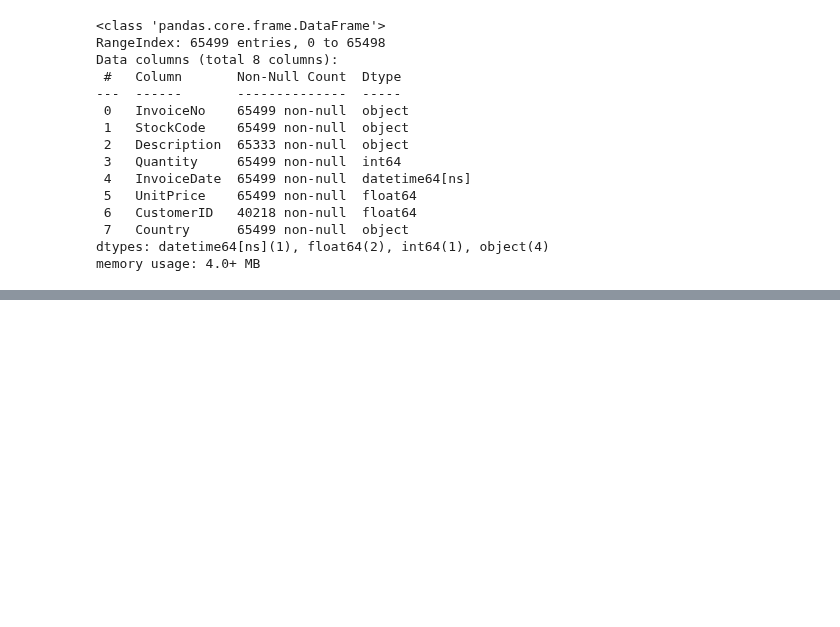
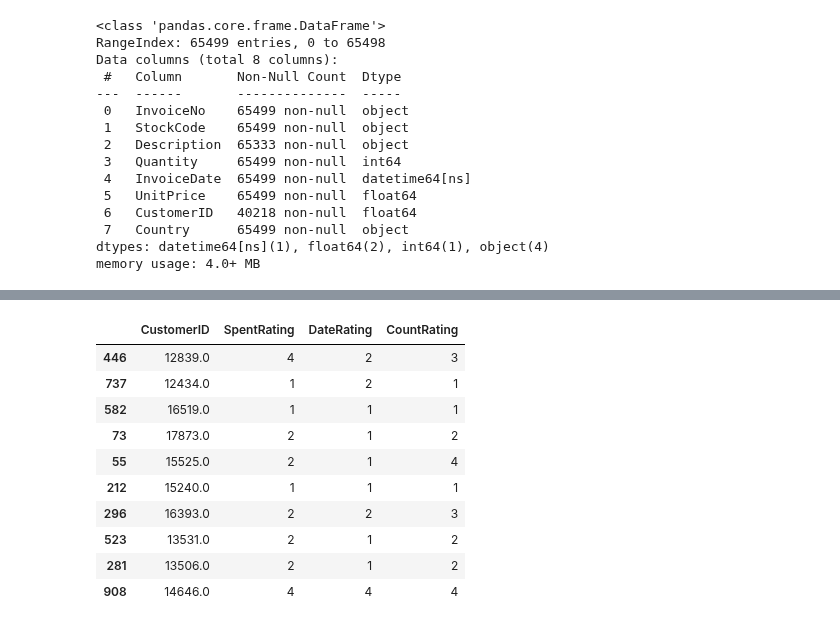
Before and after one commit to yuchild/erik_interviewqs, a Jupyter notebook: question_customer_segmentation.ipynb, the cells around one changed output, grey strips where cells are left out. Saved outputs shown, nothing was run; the diff lists cells and outputs as text; code cells hidden in the pictures; blank space fills up the shorter version.

```diff
--- a/question_customer_segmentation.ipynb
+++ b/question_customer_segmentation.ipynb
@@ -79,0 +240,5 @@ memory usage: 4.0+ MB
+# %%
+date_ratings = []
+for ids in cust_ids_lst:
+    date_ratings.append(rating_func(ids, date_dict, date_stats_dict))
+date_ratings
@@ -79,0 +319,21 @@ memory usage: 4.0+ MB
+# %%
+ratings_dict = {'CustomerID': cust_ids_lst
+                , 'SpentRating': spent_ratings
+                , 'DateRating': date_ratings
+                , 'CountRating': count_ratings
+               }
+
+data_ratings = pd.DataFrame(ratings_dict)
+data_ratings.sample(10)
+# %% [output]
+|  | CustomerID | SpentRating | DateRating | CountRating |
+| 446 | 12839.0 | 4 | 2 | 3 |
+| 737 | 12434.0 | 1 | 2 | 1 |
+| 582 | 16519.0 | 1 | 1 | 1 |
+| 73 | 17873.0 | 2 | 1 | 2 |
+| 55 | 15525.0 | 2 | 1 | 4 |
+| 212 | 15240.0 | 1 | 1 | 1 |
+| 296 | 16393.0 | 2 | 2 | 3 |
+| 523 | 13531.0 | 2 | 1 | 2 |
+| 281 | 13506.0 | 2 | 1 | 2 |
+| 908 | 14646.0 | 4 | 4 | 4 |
```
Also changed, not shown: parts of 25 cells of this notebook.
